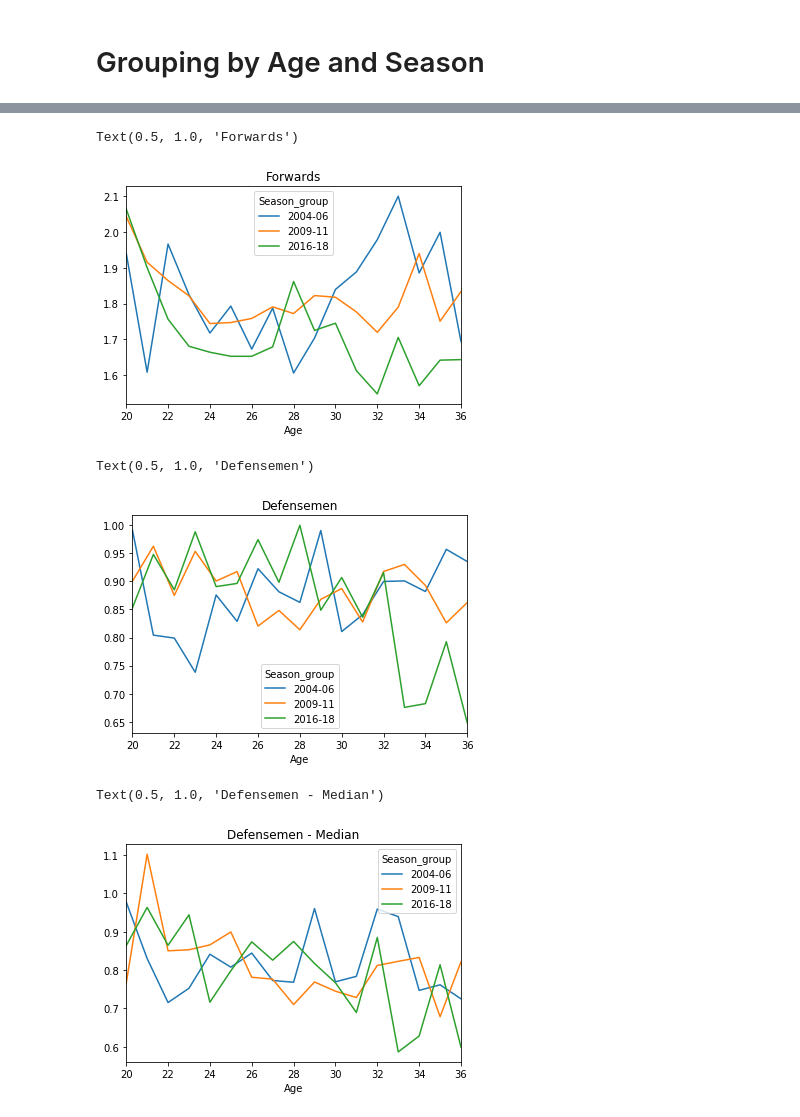
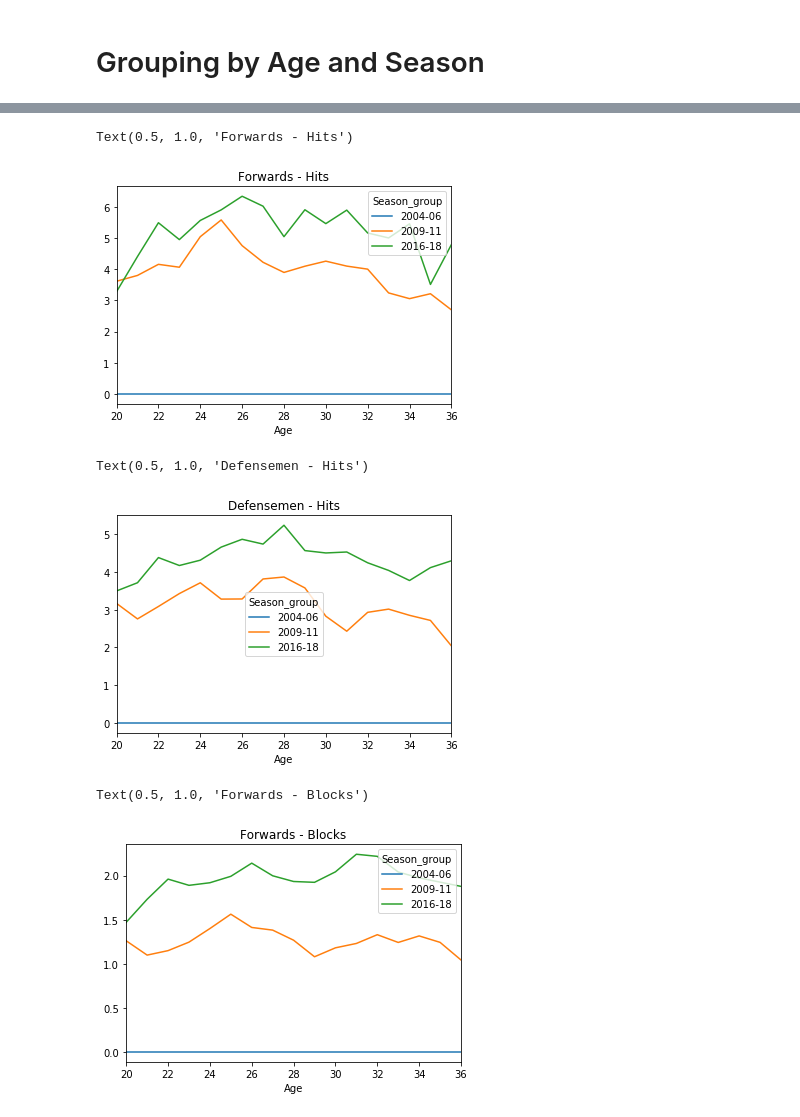
Before and after one commit to Silveris/HockeyStuff, a Jupyter notebook: data_analysis.ipynb, the cells around one changed output, grey strips where cells are left out. Saved outputs shown, nothing was run; the diff lists cells and outputs as text; code cells hidden in the pictures.

```diff
--- a/data_analysis.ipynb
+++ b/data_analysis.ipynb
@@ -101,7 +103,10 @@ def multi_groupby_avg(df, category1, category2):
     avg_hits = temp_df["HIT/60min"].mean()
     avg_blocks = temp_df["BLK/60min"].mean()
     avg_pim = temp_df["PIM/60min"].mean()
+    avg_s = temp_df["S/60min"].mean()
+    avg_shootperc = temp_df["S_percent"].mean()
     count = temp_df["Age"].count()
+    avg_gp = temp_df["GP"].mean()
 
     new_df = pd.DataFrame({
         "Avg G/60min" : avg_goals,
@@ -109,8 +114,11 @@ def multi_groupby_avg(df, category1, category2):
         "Avg PTS/60min" : avg_pts,
         "Avg HIT/60min" : avg_hits,
         "Avg BLK/60min" : avg_blocks,
-         "Avg PIM/60min" : avg_pim,
-        "Avg Players" : count
+        "Avg PIM/60min" : avg_pim,
+        "Avg S/60min" : avg_s,
+        "Avg S_percent" : avg_shootperc,
+        "Avg GP" : avg_gp,
+        "Num Players" : count
     })
     return new_df
 # %%
@@ -242,24 +324,24 @@ Text(0.5, 1.0, 'Forwards Avg')
 # %%
 new_df = three_year_group(forwards_data)
 new_df = multi_groupby_avg(new_df, "Age", "Season_group")
-new_df.unstack("Season_group").plot(kind="line", y = "Avg PTS/60min")
-plt.title("Forwards")
+new_df.unstack("Season_group").plot(kind="line", y = "Avg HIT/60min")
+plt.title("Forwards - Hits")
 # %% [output]
-Text(0.5, 1.0, 'Forwards')
+Text(0.5, 1.0, 'Forwards - Hits')
-[figure, old version]
+[figure, new version]
 # %%
 new_df = three_year_group(defensemen_data)
 new_df = multi_groupby_avg(new_df, "Age", "Season_group")
-new_df.unstack("Season_group").plot(kind="line", y = "Avg PTS/60min")
-plt.title("Defensemen - Avg")
+new_df.unstack("Season_group").plot(kind="line", y = "Avg HIT/60min")
+plt.title("Defensemen - Hits")
 # %% [output]
-Text(0.5, 1.0, 'Defensemen')
+Text(0.5, 1.0, 'Defensemen - Hits')
-[figure, old version]
+[figure, new version]
 # %%
-new_df = three_year_group(defensemen_data)
-new_df = multi_groupby_med(new_df, "Age", "Season_group")
-new_df.unstack("Season_group").plot(kind="line", y = "Med PTS/60min")
-plt.title("Defensemen - Median")
+new_df = three_year_group(forwards_data)
+new_df = multi_groupby_avg(new_df, "Age", "Season_group")
+new_df.unstack("Season_group").plot(kind="line", y = "Avg BLK/60min")
+plt.title("Forwards - Blocks")
 # %% [output]
-Text(0.5, 1.0, 'Defensemen - Median')
+Text(0.5, 1.0, 'Forwards - Blocks')
-[figure, old version]
+[figure, new version]
```
Also changed, not shown: parts of 27 cells of this notebook, 3 other files.
